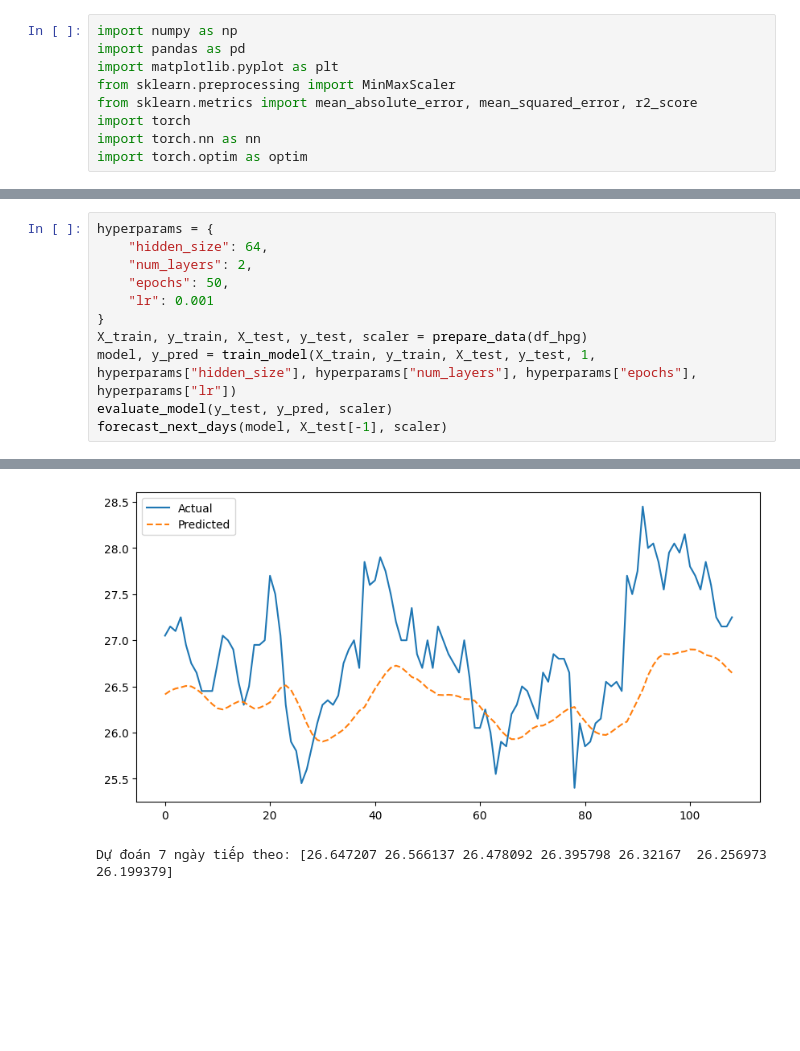
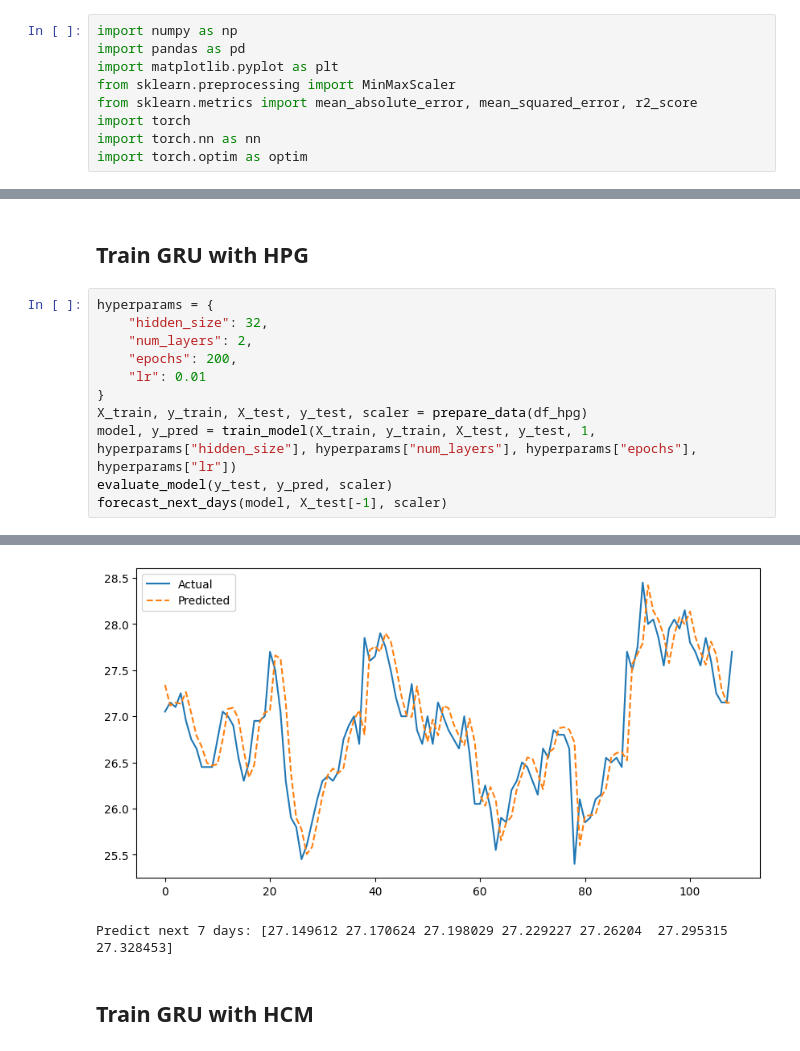
Before and after one commit to tienvtt/Stock-Analysis-and-Prediction-Applying-Machine-Learning, a Jupyter notebook: GRU.ipynb, the cells around one changed output, grey strips where cells are left out. Drawn from its saved outputs; the diff is of its cells as text; blank space fills up the shorter version.

```diff
--- a/GRU.ipynb
+++ b/GRU.ipynb
@@ -386,9 +414,11 @@ Dự đoán 7 ngày tiếp theo: [130.14131 129.37726 128.96921 128.74928 128.57
+# %% [markdown]
+## **Train GRU with HPG**
 # %%
 hyperparams = {
-    "hidden_size": 64,
+    "hidden_size": 32,
     "num_layers": 2,
-    "epochs": 50,
-    "lr": 0.001
+    "epochs": 200,
+    "lr": 0.01
 }
 X_train, y_train, X_test, y_test, scaler = prepare_data(df_hpg)
 model, y_pred = train_model(X_train, y_train, X_test, y_test, 1, hyperparams["hidden_size"], hyperparams["num_layers"], hyperparams["epochs"], hyperparams["lr"])
@@ -407,4 +445,6 @@ R2 Score: -0.1328
-[figure, old version]
+[figure, new version]
-Dự đoán 7 ngày tiếp theo: [26.647207 26.566137 26.478092 26.395798 26.32167  26.256973 26.199379]
+Predict next 7 days: [27.149612 27.170624 27.198029 27.229227 27.26204  27.295315 27.328453]
+# %% [markdown]
+## **Train GRU with HCM**
 # %%
 hyperparams = {
```
Also changed, not shown: parts of 11 cells of this notebook.
